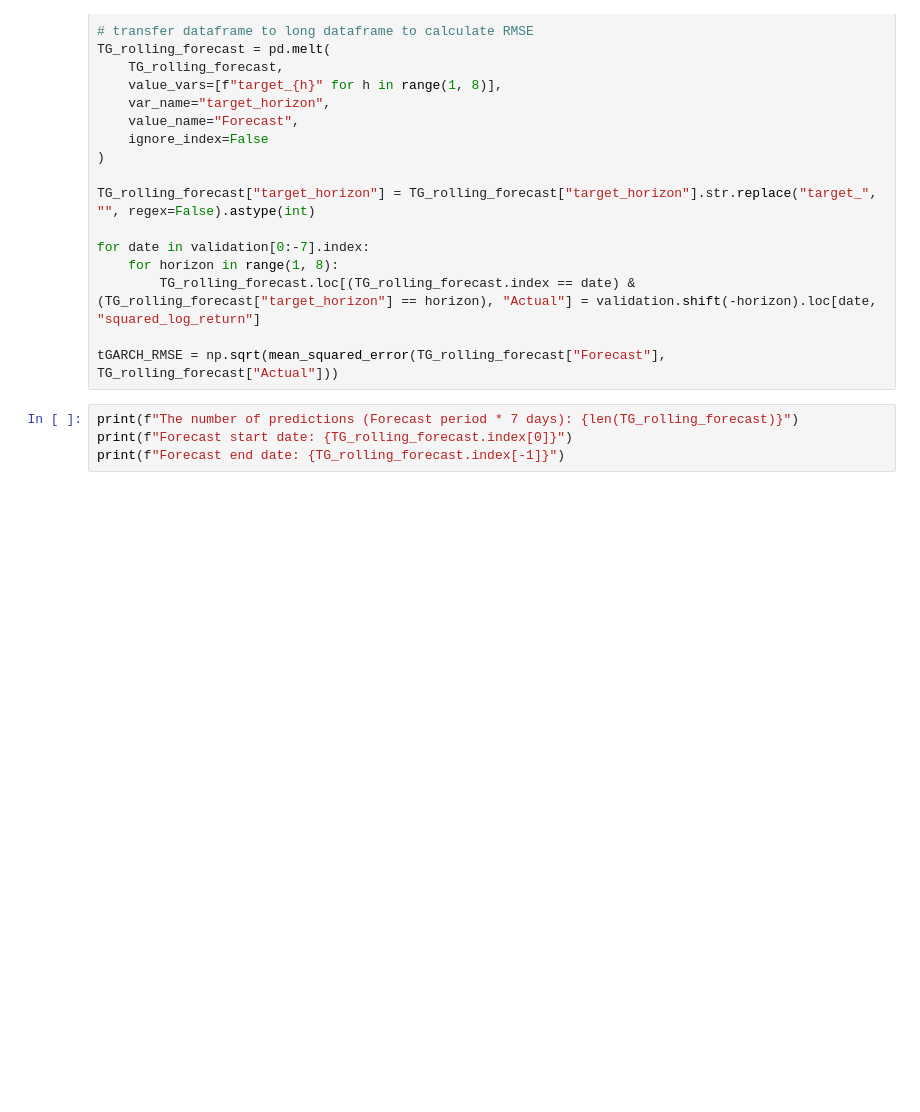
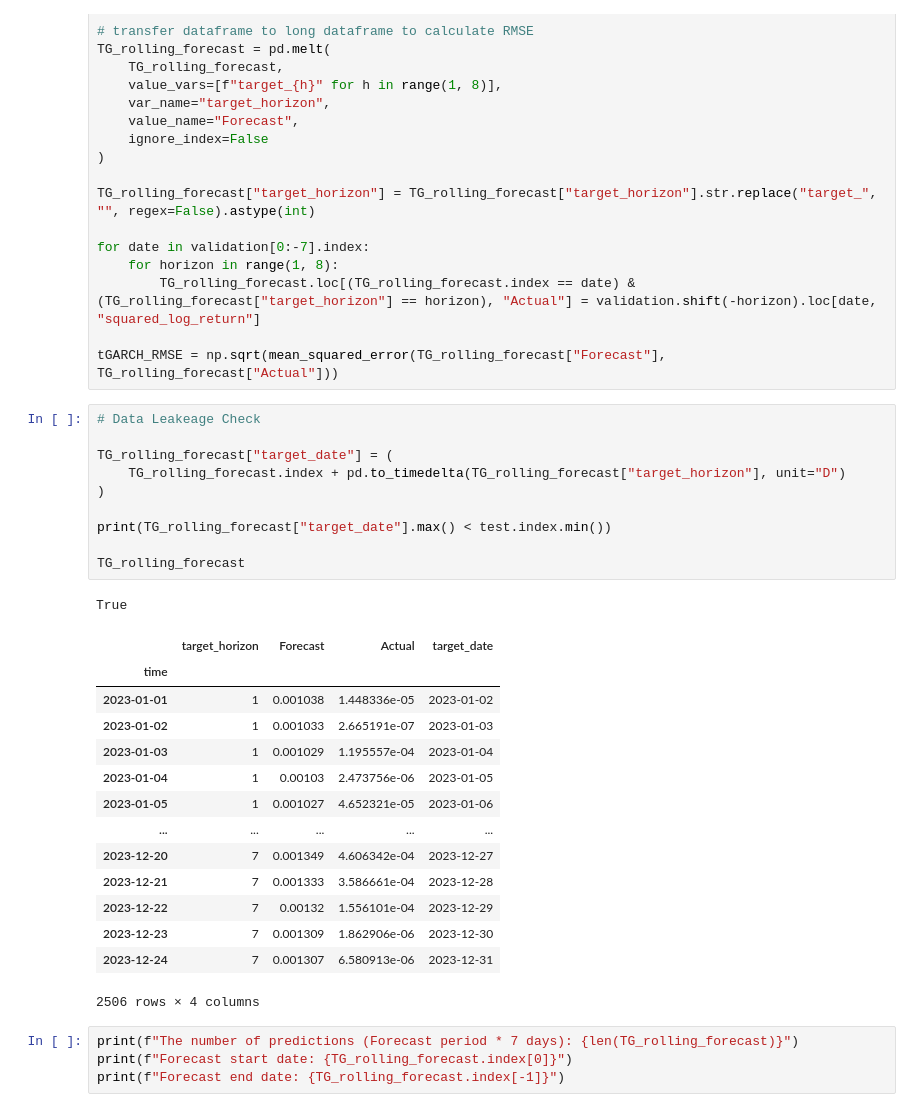
Before and after one commit to NagataTaku/MATH546_Capstone, a Jupyter notebook: capstone_stage1_nagata_taku.ipynb, the cells around one changed output. Cells and saved outputs as stored; diff of their text form; blank space fills up the shorter version.

```diff
--- a/capstone_stage1.ipynb
+++ b/capstone_stage1_nagata_taku.ipynb
@@ -436,6 +462,32 @@ for date in validation[0:-7].index:
         TG_rolling_forecast.loc[(TG_rolling_forecast.index == date) & (TG_rolling_forecast["target_horizon"] == horizon), "Actual"] = validation.shift(-horizon).loc[date, "squared_log_return"]
 
 tGARCH_RMSE = np.sqrt(mean_squared_error(TG_rolling_forecast["Forecast"], TG_rolling_forecast["Actual"]))
+# %%
+# Data Leakeage Check
+
+TG_rolling_forecast["target_date"] = (
+    TG_rolling_forecast.index + pd.to_timedelta(TG_rolling_forecast["target_horizon"], unit="D")
+)
+
+print(TG_rolling_forecast["target_date"].max() < test.index.min())
+
+TG_rolling_forecast
+# %% [output]
+True
+|  | target_horizon | Forecast | Actual | target_date |
+| time |  |  |  |  |
+| 2023-01-01 | 1 | 0.001038 | 1.448336e-05 | 2023-01-02 |
+| 2023-01-02 | 1 | 0.001033 | 2.665191e-07 | 2023-01-03 |
+| 2023-01-03 | 1 | 0.001029 | 1.195557e-04 | 2023-01-04 |
+| 2023-01-04 | 1 | 0.00103 | 2.473756e-06 | 2023-01-05 |
+| 2023-01-05 | 1 | 0.001027 | 4.652321e-05 | 2023-01-06 |
+| ... | ... | ... | ... | ... |
+| 2023-12-20 | 7 | 0.001349 | 4.606342e-04 | 2023-12-27 |
+| 2023-12-21 | 7 | 0.001333 | 3.586661e-04 | 2023-12-28 |
+| 2023-12-22 | 7 | 0.00132 | 1.556101e-04 | 2023-12-29 |
+| 2023-12-23 | 7 | 0.001309 | 1.862906e-06 | 2023-12-30 |
+| 2023-12-24 | 7 | 0.001307 | 6.580913e-06 | 2023-12-31 |
+2506 rows × 4 columns
 # %%
 print(f"The number of predictions (Forecast period * 7 days): {len(TG_rolling_forecast)}")
 print(f"Forecast start date: {TG_rolling_forecast.index[0]}")
```
Also changed, not shown: parts of 18 cells of this notebook, 1 other file.
